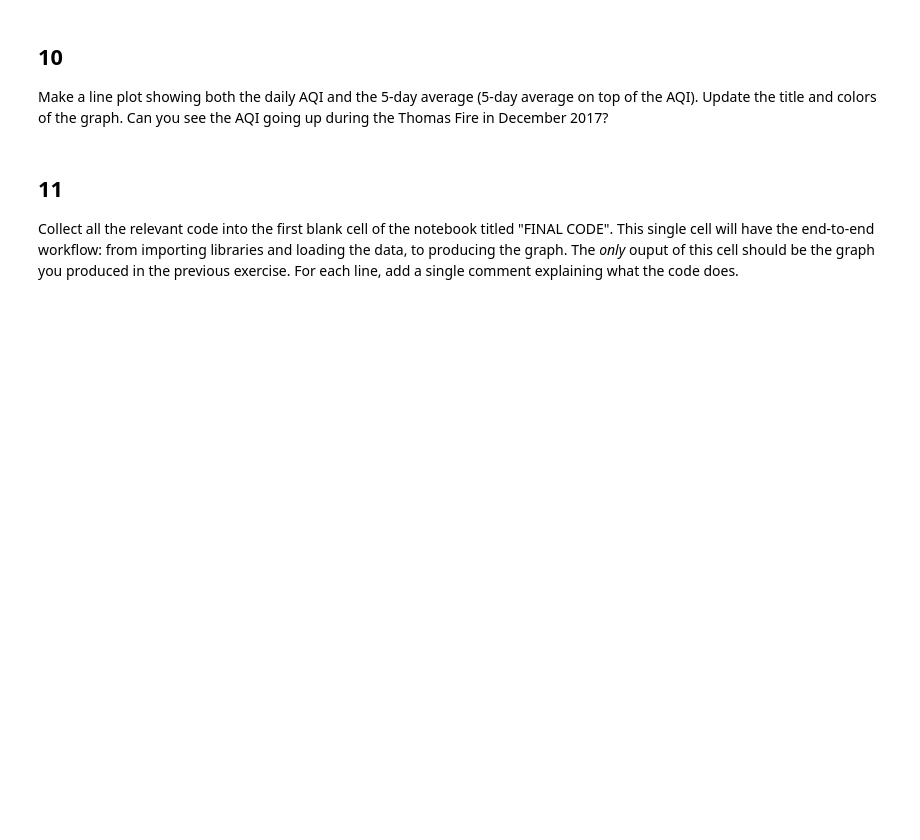
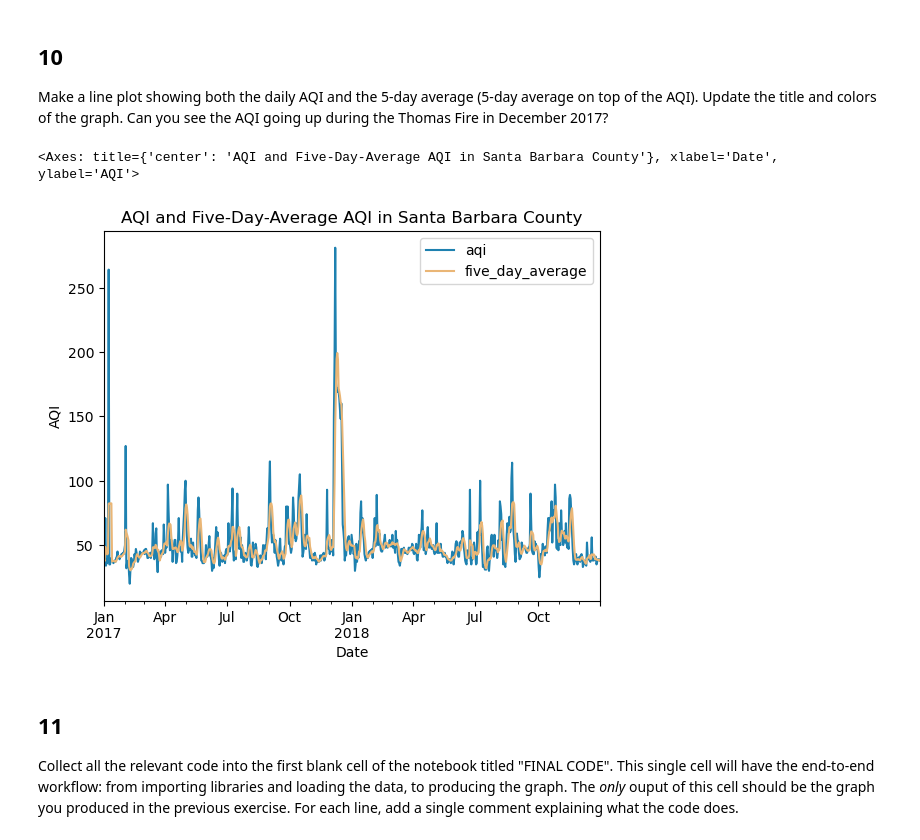
Before and after one commit to cnordheim-maestas/eds220-hwk-2, a Jupyter notebook: hwk2-task2-aqi.ipynb, the cells around one changed output. Saved outputs shown, nothing was run; the diff lists cells and outputs as text; code cells hidden in the pictures; blank space fills up the shorter version.

```diff
--- a/hwk2-task2-aqi.ipynb
+++ b/hwk2-task2-aqi.ipynb
@@ -275,0 +288,12 @@ Without creating any new variables, add the mean of the AQI over a 5-day rolling
+# %%
+# # add a new column 'five_day_average'
+# syntax: df['new_col_name'] = new_column_values
+aqi_sb['five_day_average'] = aqi_sb.aqi.rolling('5D').mean()
+
+# confirm the new column is in the data frame
+print('five_day_average' in aqi_sb.columns)
+
+# take a look at the new column
+aqi_sb.head()
+
+# THIS IS SO DANG COOL AND EASY OMG!!!
@@ -279,10 +312,24 @@ Make a line plot showing both the daily AQI and the 5-day average (5-day average
 # %%
 # solve exercise here
 
 # notes from class
 # leave x blank, automatically maps as index
 # y is aqui, 5 day ave
 # DONT FORGET LABELS AND COLORS
+
+color = {'aqi':'#1e81b0',
+                 'five_day_average': '#eab676'
+                 }
+
+aqi_sb.plot(y=['aqi', 'five_day_average'], # list of column names
+        title = 'AQI and Five-Day-Average AQI in Santa Barbara County',
+        xlabel='Date',
+        ylabel='AQI',
+        color=color #name of colors dictionary
+        )
+# %% [output]
+<Axes: title={'center': 'AQI and Five-Day-Average AQI in Santa Barbara County'}, xlabel='Date', ylabel='AQI'>
+[figure, added]
 # %% [markdown]
 ## 11
 
```
Also changed, not shown: parts of 3 cells of this notebook.
